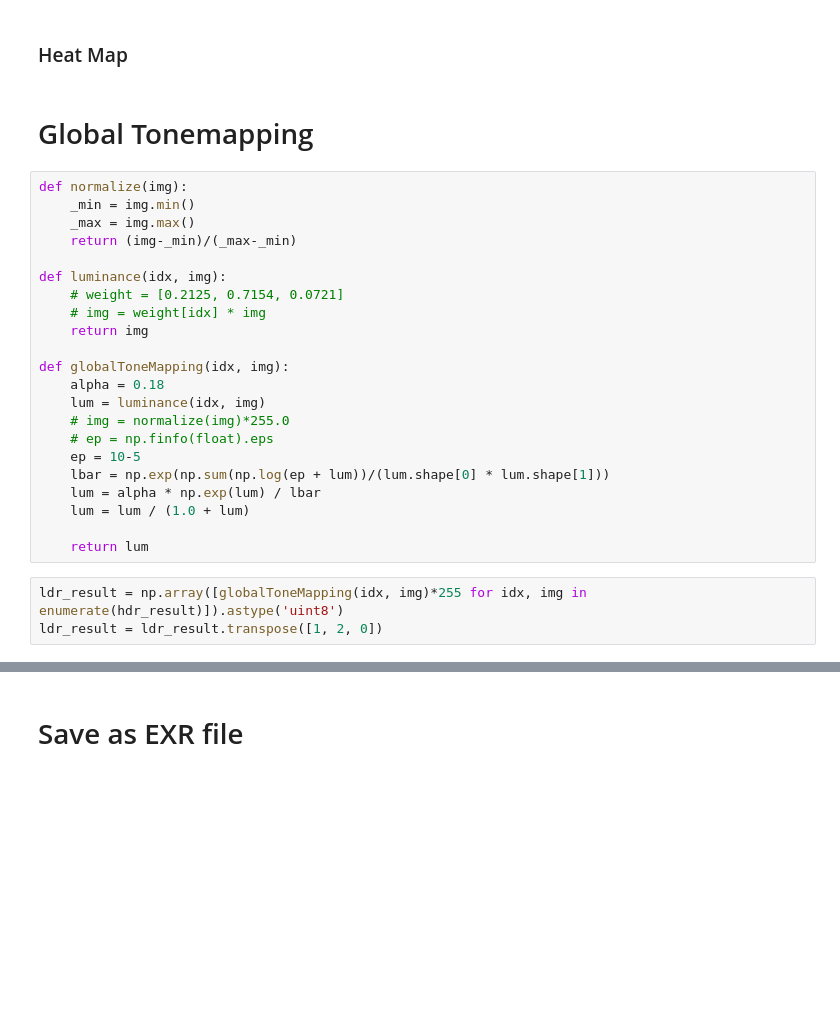
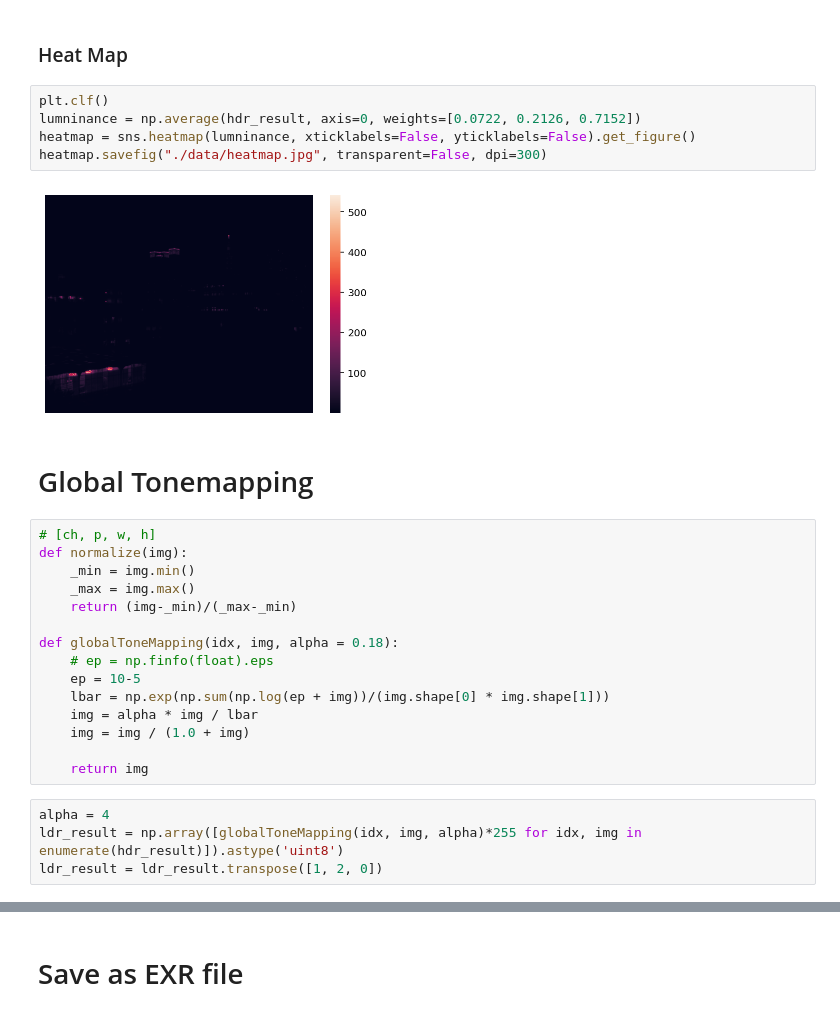
Before and after one commit to csvt32745/VFX_2021_SPRING, a Jupyter notebook: hw1/hw1.ipynb, the cells around one changed output, grey strips where cells are left out. Saved outputs shown, nothing was run; the diff lists cells and outputs as text; blank space fills up the shorter version.

```diff
--- a/hw1/hw1.ipynb
+++ b/hw1/hw1.ipynb
@@ -155,30 +157,31 @@ for i, g in enumerate(rgb_g):
 # %% [markdown]
 ### Heat Map
+# %%
+plt.clf()
+lumninance = np.average(hdr_result, axis=0, weights=[0.0722, 0.2126, 0.7152])
+heatmap = sns.heatmap(lumninance, xticklabels=False, yticklabels=False).get_figure()
+heatmap.savefig("./data/heatmap.jpg", transparent=False, dpi=300)
+# %% [output]
+[figure, added]
 # %% [markdown]
 # Global Tonemapping
 # %%
+# [ch, p, w, h]
 def normalize(img):
     _min = img.min()
     _max = img.max()
     return (img-_min)/(_max-_min)
 
-def luminance(idx, img):
-    # weight = [0.2125, 0.7154, 0.0721]
-    # img = weight[idx] * img
-    return img
-
-def globalToneMapping(idx, img):
-    alpha = 0.18
-    lum = luminance(idx, img)
-    # img = normalize(img)*255.0
+def globalToneMapping(idx, img, alpha = 0.18):
     # ep = np.finfo(float).eps
     ep = 10-5
-    lbar = np.exp(np.sum(np.log(ep + lum))/(lum.shape[0] * lum.shape[1]))
-    lum = alpha * np.exp(lum) / lbar
-    lum = lum / (1.0 + lum)
+    lbar = np.exp(np.sum(np.log(ep + img))/(img.shape[0] * img.shape[1]))
+    img = alpha * img / lbar
+    img = img / (1.0 + img)
 
-    return lum
+    return img
 # %%
-ldr_result = np.array([globalToneMapping(idx, img)*255 for idx, img in enumerate(hdr_result)]).astype('uint8')
+alpha = 4
+ldr_result = np.array([globalToneMapping(idx, img, alpha)*255 for idx, img in enumerate(hdr_result)]).astype('uint8')
 ldr_result = ldr_result.transpose([1, 2, 0])
 # %% [markdown]
```
Also changed, not shown: parts of 10 cells of this notebook.
